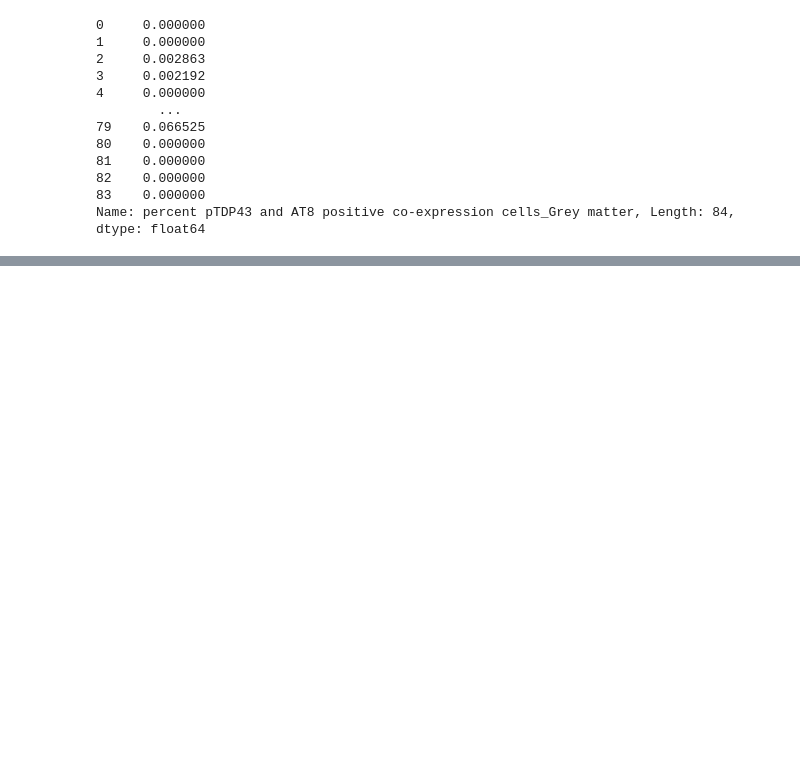
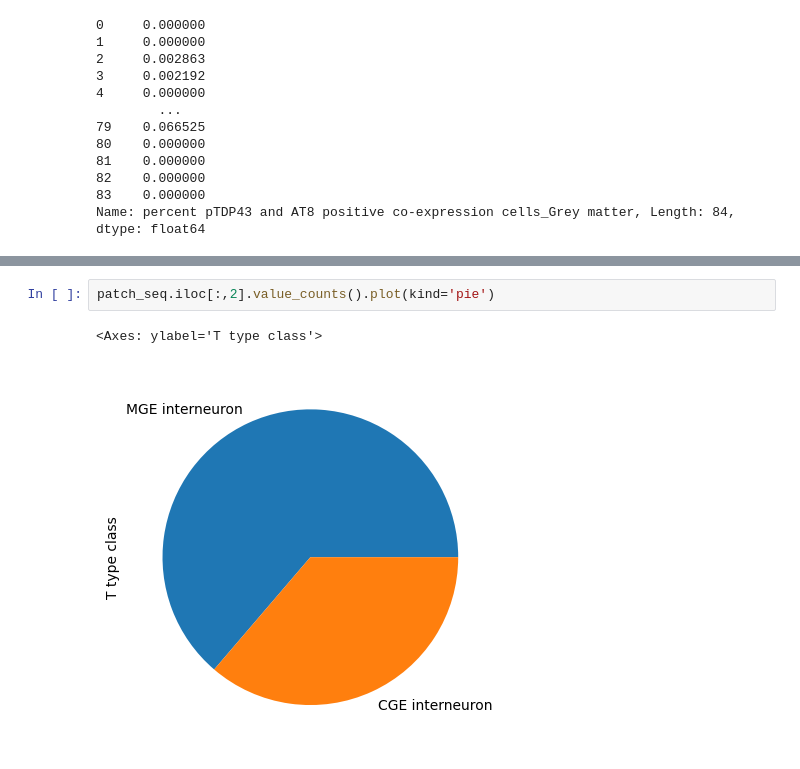
Before and after one commit to caseymacelhiney/neuro265, a Jupyter notebook: final_project.ipynb, the cells around one changed output, grey strips where cells are left out. Drawn from its saved outputs; the diff is of its cells as text; blank space fills up the shorter version.

```diff
--- a/final_project.ipynb
+++ b/final_project.ipynb
@@ -64,0 +81,5 @@ plt.hist(alzheimers_pathology.iloc[:,26]) #percent pTDP43 positive area_Grey mat
+# %%
+patch_seq.iloc[:,2].value_counts().plot(kind='pie')
+# %% [output]
+<Axes: ylabel='T type class'>
+[figure, added]
```
Also changed, not shown: parts of 6 cells of this notebook.
